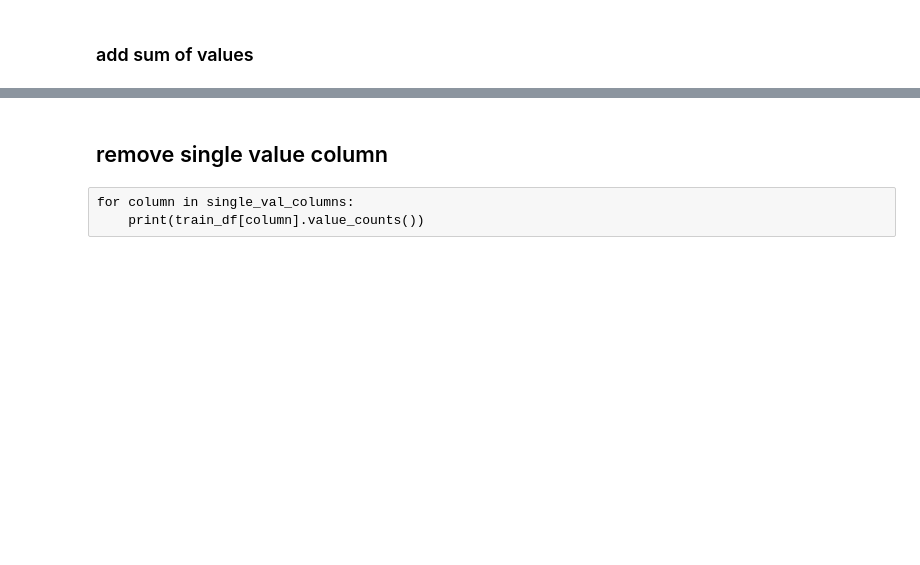
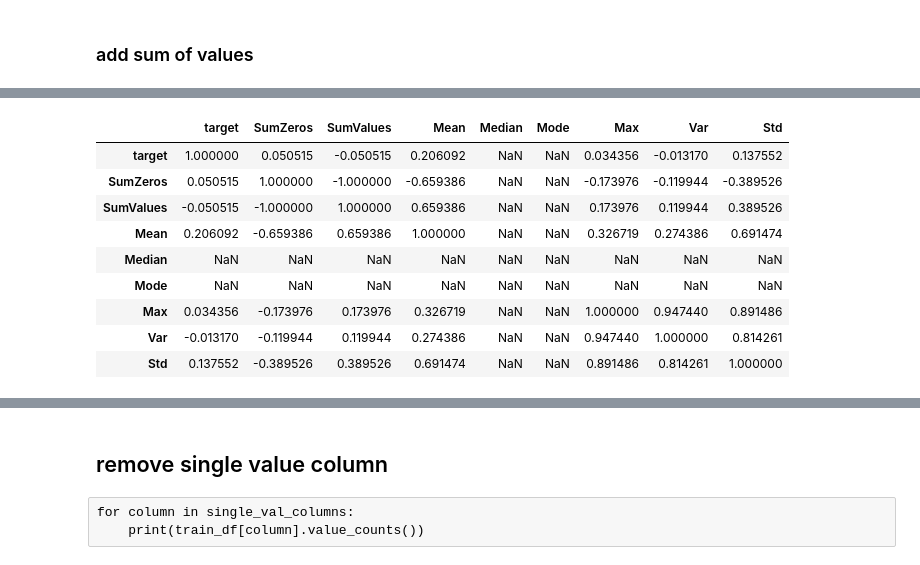
Before and after one commit to alancet/test, a Jupyter notebook: kaggle/santander-value-prediction-challenge/src/my_predict.ipynb, the cells around one changed output, grey strips where cells are left out. Drawn from its saved outputs; the diff is of its cells as text; code cells hidden in the pictures; blank space fills up the shorter version.

```diff
--- a/kaggle/santander-value-prediction-challenge/src/my_predict.ipynb
+++ b/kaggle/santander-value-prediction-challenge/src/my_predict.ipynb
@@ -561,0 +572,14 @@ Name: SumValues, Length: 4459, dtype: int64
+# %%
+corr = train_df[added_cols_pls_target].corr()
+corr
+# %% [output]
+|  | target | SumZeros | SumValues | Mean | Median | Mode | Max | Var | Std |
+| target | 1.000000 | 0.050515 | -0.050515 | 0.206092 | NaN | NaN | 0.034356 | -0.013170 | 0.137552 |
+| SumZeros | 0.050515 | 1.000000 | -1.000000 | -0.659386 | NaN | NaN | -0.173976 | -0.119944 | -0.389526 |
+| SumValues | -0.050515 | -1.000000 | 1.000000 | 0.659386 | NaN | NaN | 0.173976 | 0.119944 | 0.389526 |
+| Mean | 0.206092 | -0.659386 | 0.659386 | 1.000000 | NaN | NaN | 0.326719 | 0.274386 | 0.691474 |
+| Median | NaN | NaN | NaN | NaN | NaN | NaN | NaN | NaN | NaN |
+| Mode | NaN | NaN | NaN | NaN | NaN | NaN | NaN | NaN | NaN |
+| Max | 0.034356 | -0.173976 | 0.173976 | 0.326719 | NaN | NaN | 1.000000 | 0.947440 | 0.891486 |
+| Var | -0.013170 | -0.119944 | 0.119944 | 0.274386 | NaN | NaN | 0.947440 | 1.000000 | 0.814261 |
+| Std | 0.137552 | -0.389526 | 0.389526 | 0.691474 | NaN | NaN | 0.891486 | 0.814261 | 1.000000 |
```
Also changed, not shown: parts of 45 cells of this notebook.
